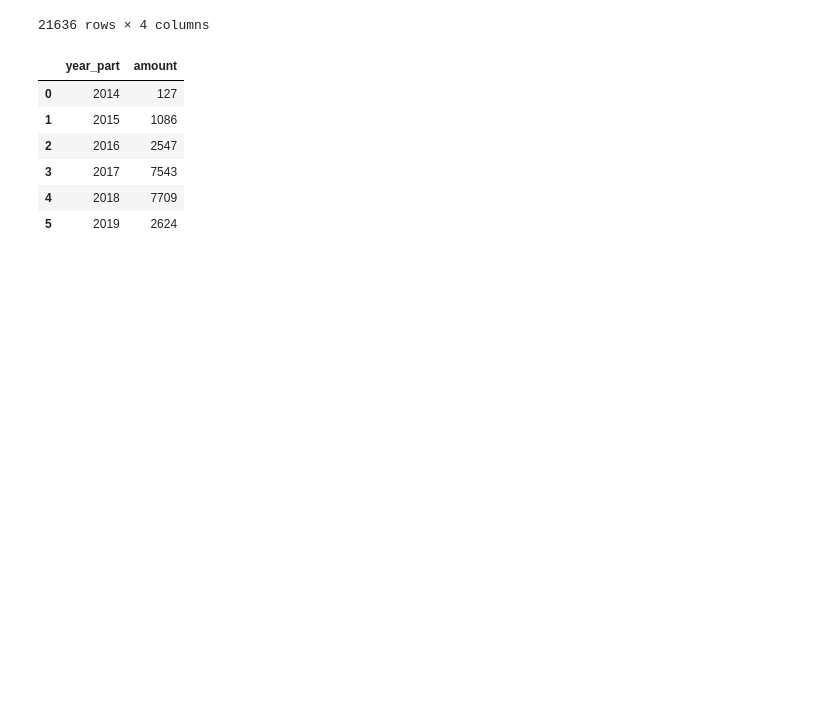
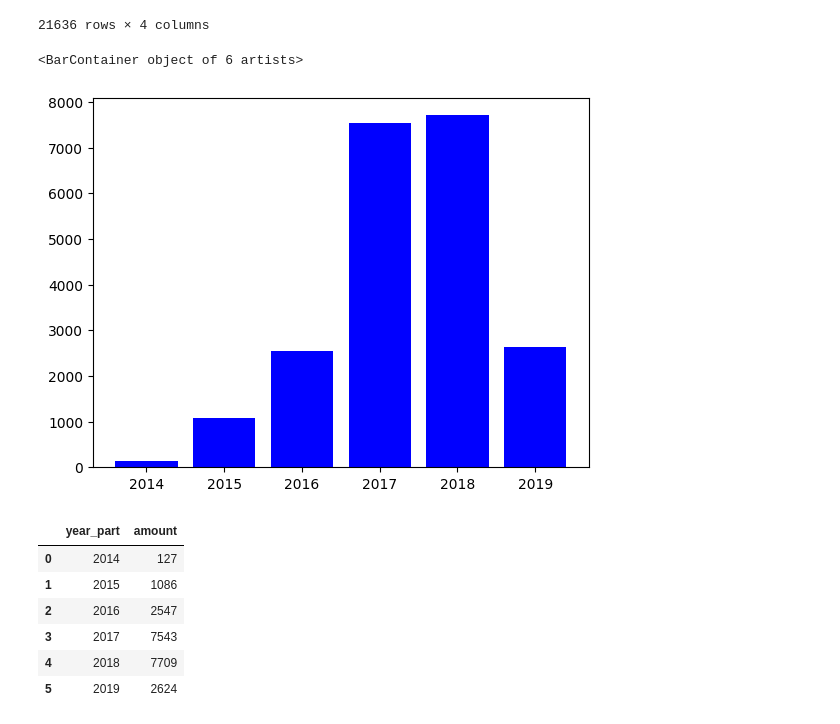
Before and after one commit to gleb-pan/data-analytics-decode, a Jupyter notebook: Submissions/Final_project.ipynb, the cells around one changed output. Cells and saved outputs as stored; diff of their text form; code cells hidden in the pictures; blank space fills up the shorter version.

```diff
--- a/Submissions/Final_project.ipynb
+++ b/Submissions/Final_project.ipynb
@@ -223,4 +223,11 @@ dates # тут легко можно увидеть что объявления
 
 year_activity = dates.groupby('year_part').agg({'locality_name': 'count'}).reset_index()
 year_activity.rename({'locality_name': 'amount'}, axis=1, inplace=True)
+# %%
+import matplotlib.pyplot as plt
+
+plt.bar(year_activity['year_part'], year_activity['amount'], color='blue')
+# %% [output]
+<BarContainer object of 6 artists>
+[figure, added]
 # %%
```
Also changed, not shown: parts of 6 cells of this notebook, 1 other file.
